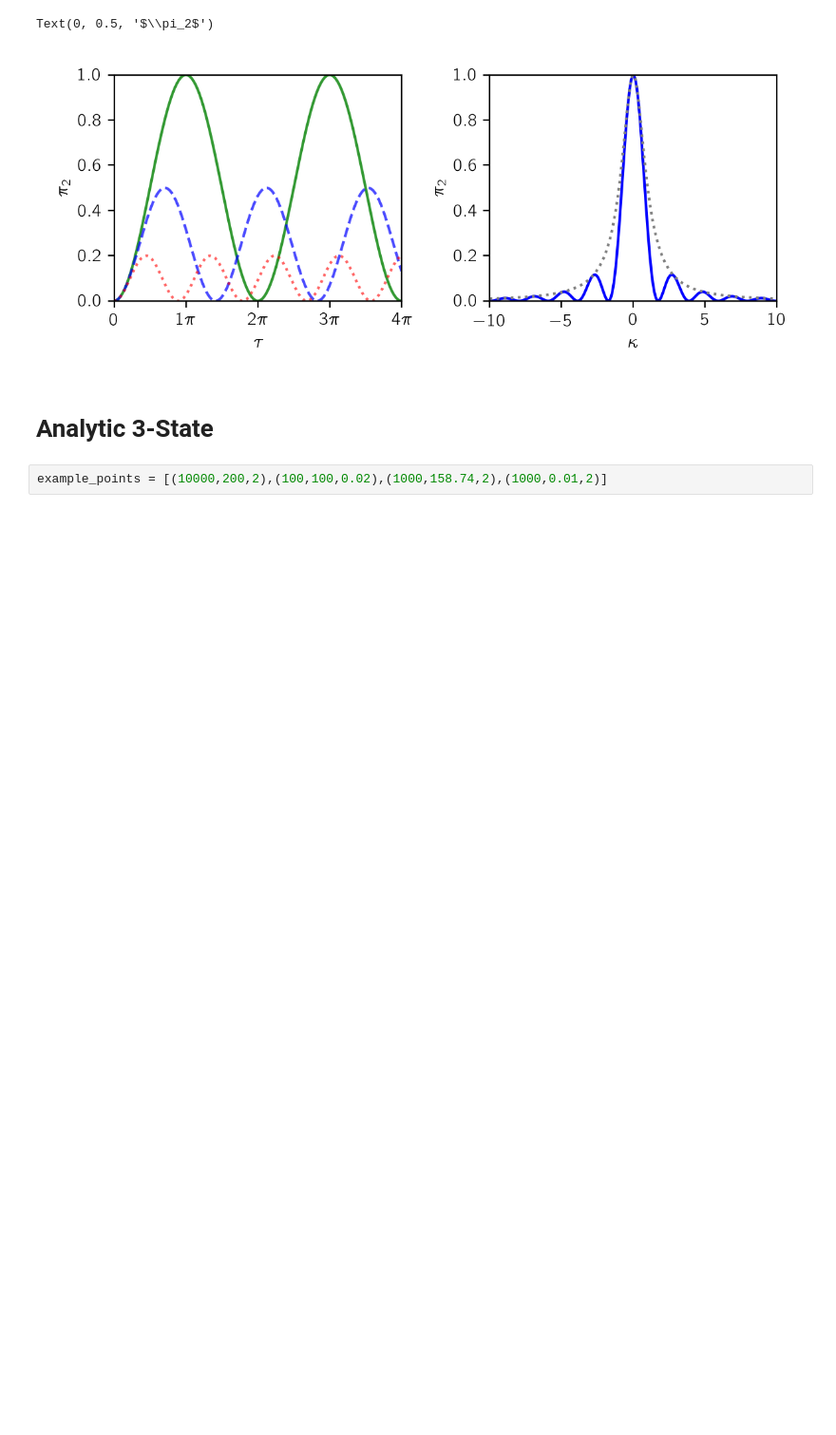
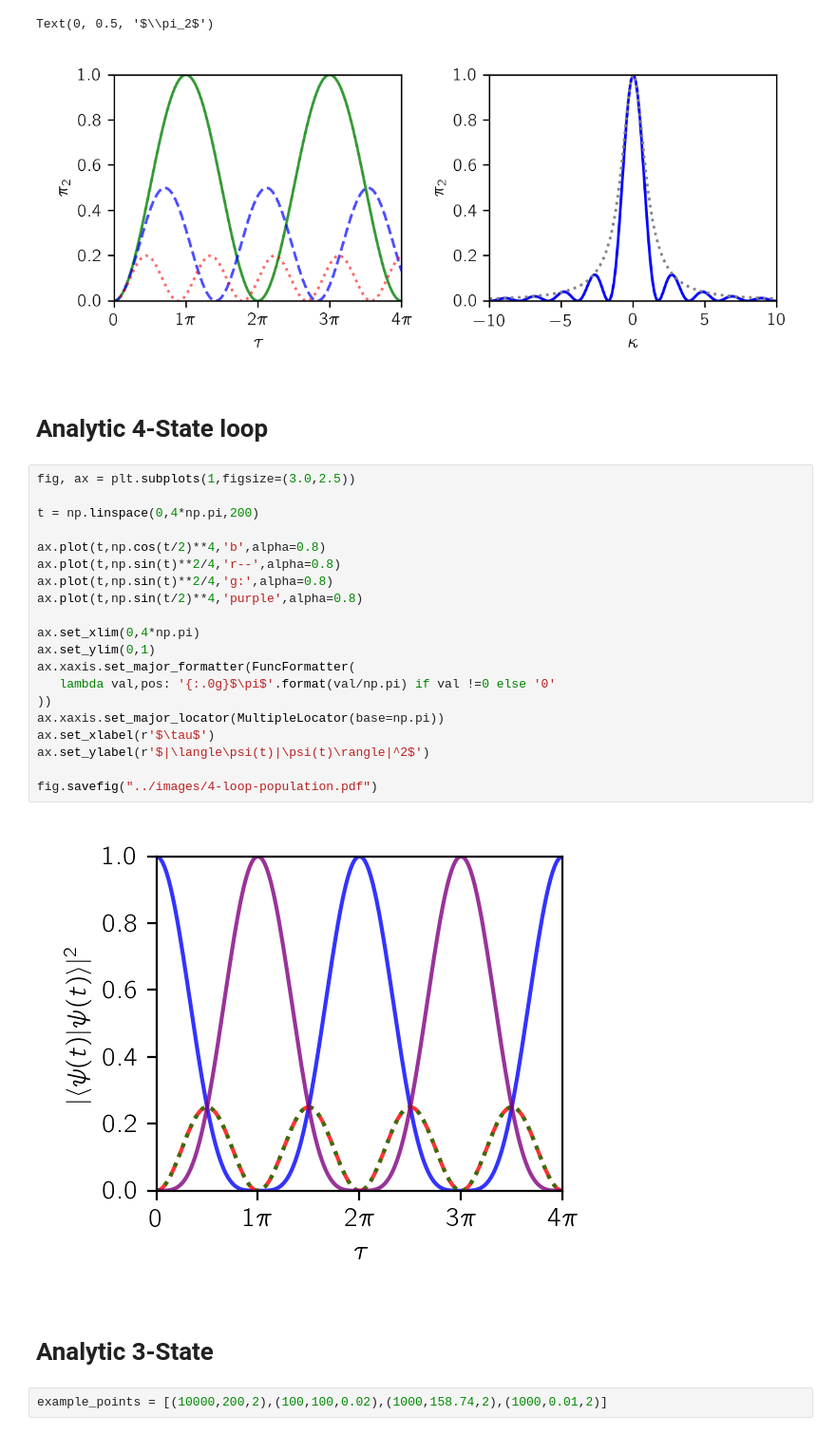
Before and after one commit to tomhepz/MolecularEnergyLevels, a Jupyter notebook: notebooks/rabi.ipynb, the cells around one changed output. Shown at 95% size. Drawn from its saved outputs; the diff is of its cells as text; blank space fills up the shorter version.

```diff
--- a/notebooks/rabi.ipynb
+++ b/notebooks/rabi.ipynb
@@ -161,6 +161,30 @@ ax_r.set_ylabel(r'$\pi_2$')
 # %% [output]
 Text(0, 0.5, '$\\pi_2$')
 [figure]
+# %% [markdown]
+# Analytic 4-State loop
+# %%
+fig, ax = plt.subplots(1,figsize=(3.0,2.5))
+
+t = np.linspace(0,4*np.pi,200)
+
+ax.plot(t,np.cos(t/2)**4,'b',alpha=0.8)
+ax.plot(t,np.sin(t)**2/4,'r--',alpha=0.8)
+ax.plot(t,np.sin(t)**2/4,'g:',alpha=0.8)
+ax.plot(t,np.sin(t/2)**4,'purple',alpha=0.8)
+
+ax.set_xlim(0,4*np.pi)
+ax.set_ylim(0,1)
+ax.xaxis.set_major_formatter(FuncFormatter(
+   lambda val,pos: '{:.0g}$\pi$'.format(val/np.pi) if val !=0 else '0'
+))
+ax.xaxis.set_major_locator(MultipleLocator(base=np.pi))
+ax.set_xlabel(r'$\tau$')
+ax.set_ylabel(r'$|\langle\psi(t)|\psi(t)\rangle|^2$')
+
+fig.savefig("../images/4-loop-population.pdf")
+# %% [output]
+[figure, added]
 # %% [markdown]
 # Analytic 3-State
 # %%
```
Also changed, not shown: 17 other files.
